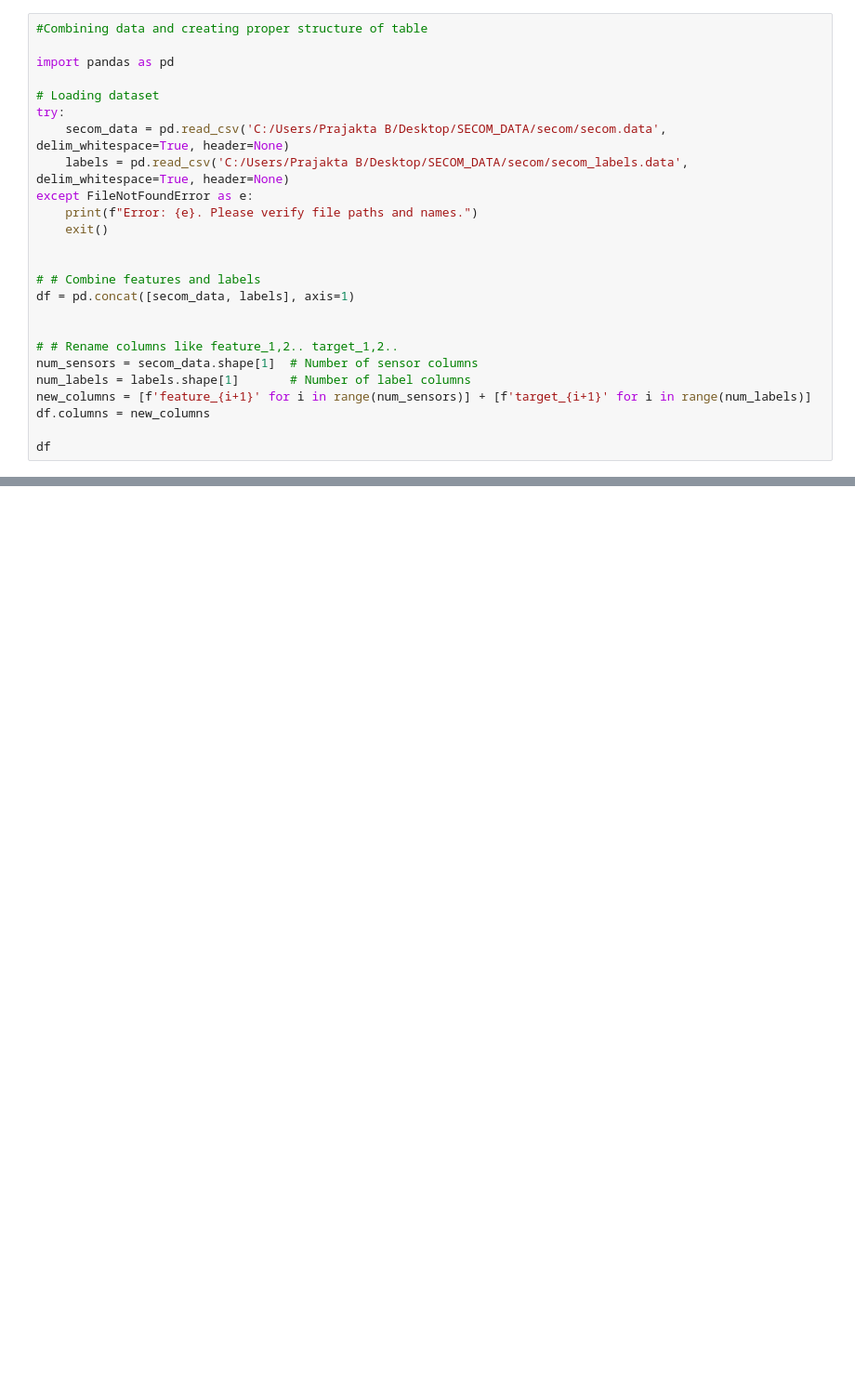
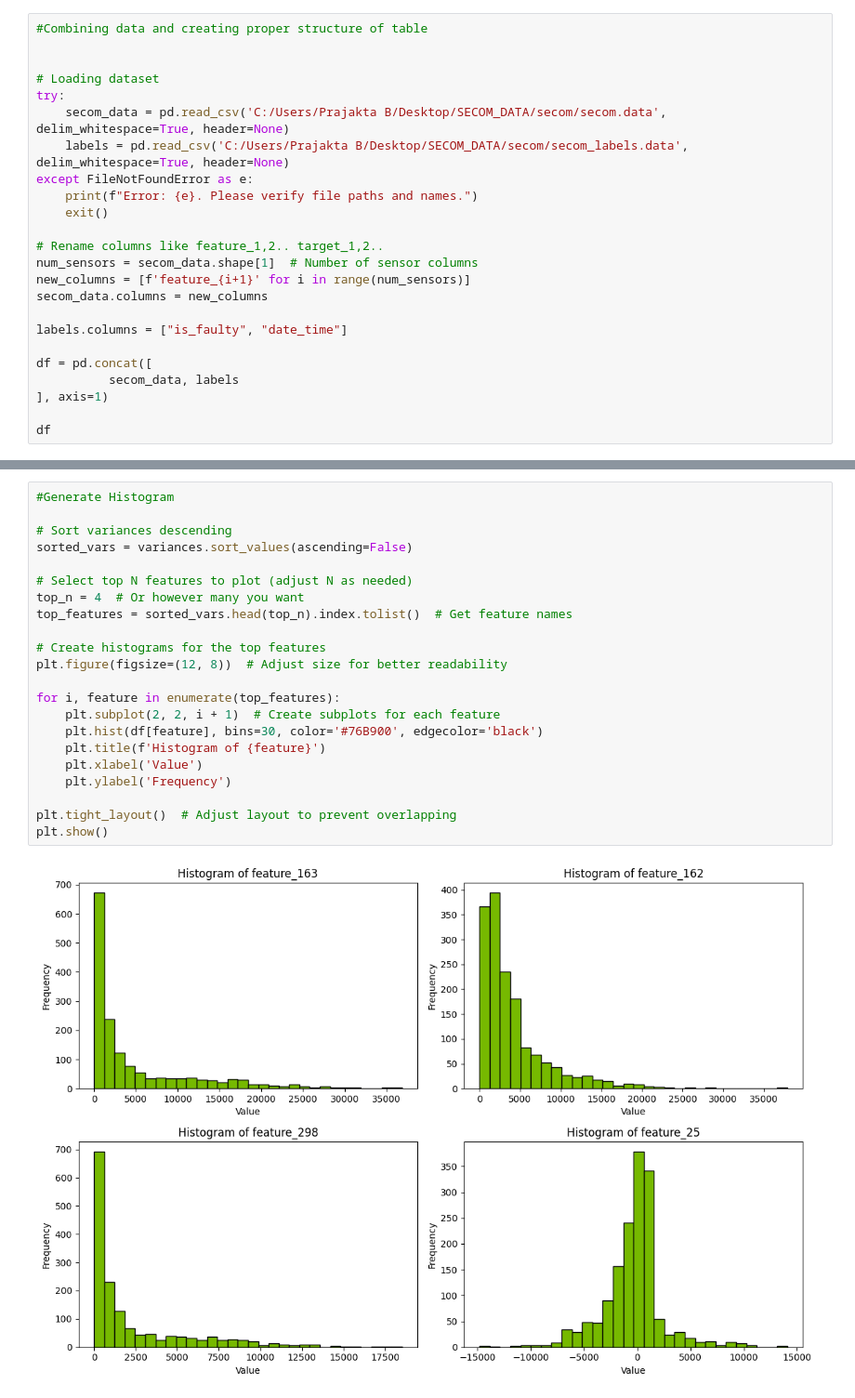
Before and after one commit to Appy-Anand/SECOM_DS2, a Jupyter notebook: notebooks/Descriptive_Analysis.ipynb, the cells around one changed output, grey strips where cells are left out. Shown at 93% size. Saved outputs shown, nothing was run; the diff lists cells and outputs as text; blank space fills up the shorter version.

Commit message:
Descriptive_Analysis train test split Data Cleaning outlier detection

```diff
--- a/notebooks/Descriptive_Analysis.ipynb
+++ b/notebooks/Descriptive_Analysis.ipynb
@@ -25,7 +27,6 @@ df_labels.head()
 # %%
 #Combining data and creating proper structure of table
 
-import pandas as pd
 
 # Loading dataset
 try:
@@ -35,16 +36,16 @@ except FileNotFoundError as e:
     print(f"Error: {e}. Please verify file paths and names.")
     exit()
 
+# Rename columns like feature_1,2.. target_1,2..
+num_sensors = secom_data.shape[1]  # Number of sensor columns
+new_columns = [f'feature_{i+1}' for i in range(num_sensors)]
+secom_data.columns = new_columns
 
-# # Combine features and labels
-df = pd.concat([secom_data, labels], axis=1)
+labels.columns = ["is_faulty", "date_time"]
 
-
-# # Rename columns like feature_1,2.. target_1,2..
-num_sensors = secom_data.shape[1]  # Number of sensor columns
-num_labels = labels.shape[1]       # Number of label columns
-new_columns = [f'feature_{i+1}' for i in range(num_sensors)] + [f'target_{i+1}' for i in range(num_labels)]
-df.columns = new_columns
+df = pd.concat([
+          secom_data, labels
+], axis=1)
 
 df
 # %% [output]
@@ -207,0 +210,24 @@ ModuleNotFoundError: No module named 'seaborn'
+# %%
+#Generate Histogram
+
+# Sort variances descending
+sorted_vars = variances.sort_values(ascending=False)
+
+# Select top N features to plot (adjust N as needed)
+top_n = 4  # Or however many you want
+top_features = sorted_vars.head(top_n).index.tolist()  # Get feature names
+
+# Create histograms for the top features
+plt.figure(figsize=(12, 8))  # Adjust size for better readability
+
+for i, feature in enumerate(top_features):
+    plt.subplot(2, 2, i + 1)  # Create subplots for each feature
+    plt.hist(df[feature], bins=30, color='#76B900', edgecolor='black')
+    plt.title(f'Histogram of {feature}')
+    plt.xlabel('Value')
+    plt.ylabel('Frequency')
+
+plt.tight_layout()  # Adjust layout to prevent overlapping
+plt.show()
+# %% [output]
+[figure, added]
```
Also changed, not shown: parts of 17 cells of this notebook, 1 other file.
